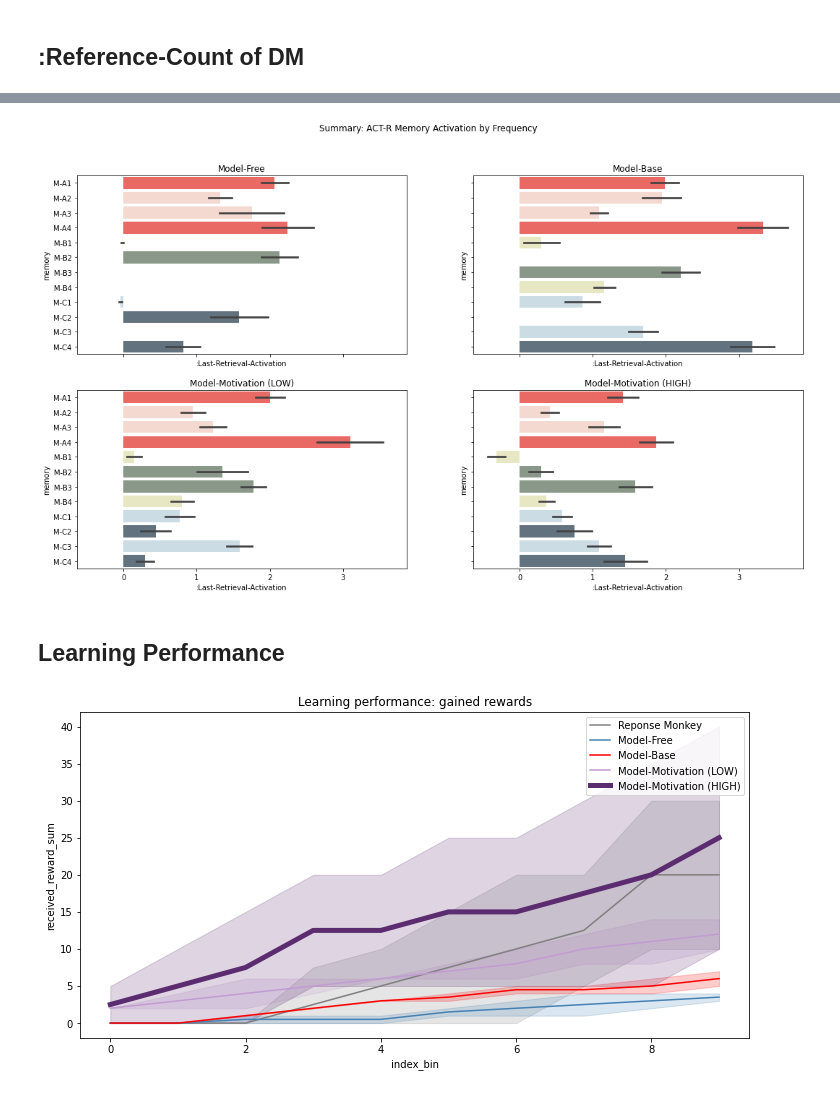
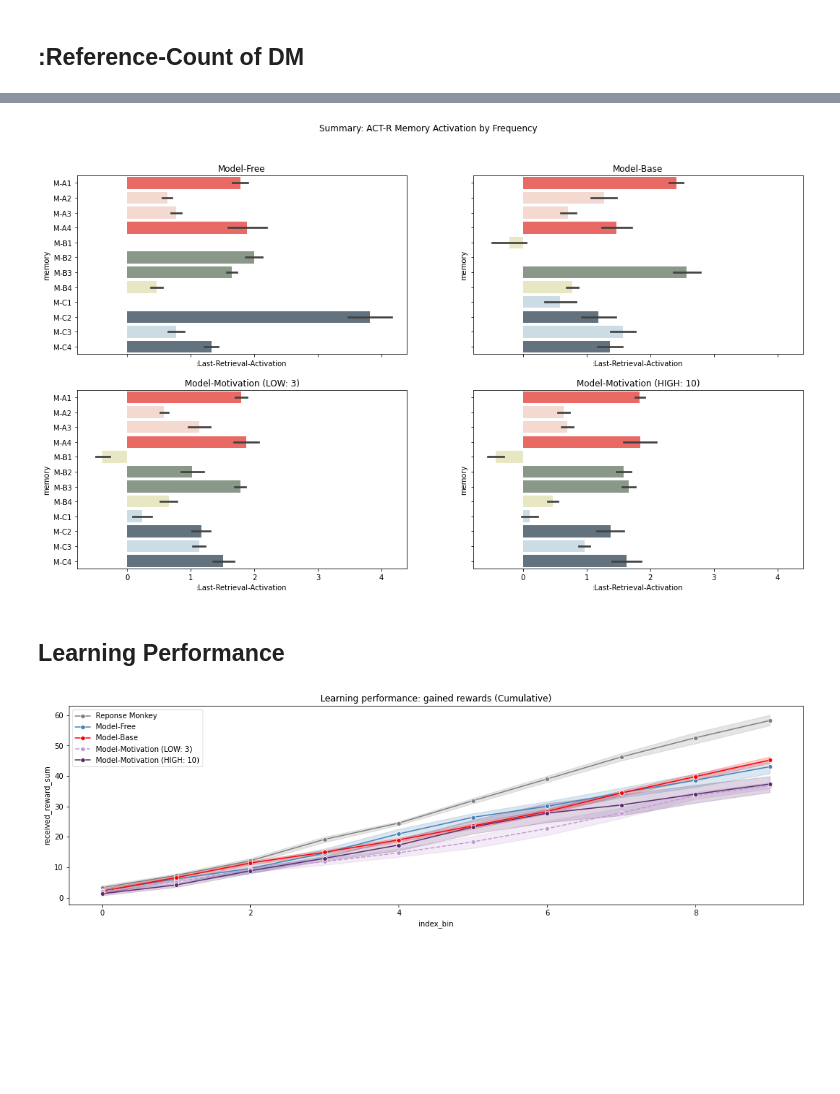
Before and after one commit to yangyuxue2333/ACTR-MarkovTask, a Jupyter notebook: analysis/compare_models.ipynb, the cells around one changed output, grey strips where cells are left out. Cells and saved outputs as stored; diff of their text form; code cells hidden in the pictures; blank space fills up the shorter version.

```diff
--- a/analysis/compare_models.ipynb
+++ b/analysis/compare_models.ipynb
@@ -133,13 +141,15 @@ def df_behavior(m):
     return df
 # %%
-task_params={'REWARD': {'B1': 1, 'B2': 1, 'C1': 1, 'C2': 1}}
-task_params1={'REWARD': {'B1': 2, 'B2': 2, 'C1': 2, 'C2': 2}}
-task_params2={'REWARD': {'B1': 5, 'B2': 5, 'C1': 5, 'C2': 5}}
+task_params={'REWARD': {'B1': 3, 'B2': 3, 'C1': 3, 'C2': 3}}
+
+r1, r2 = 3, 10
+task_params1={'REWARD': {'B1': r1, 'B2': r1, 'C1': r1, 'C2': r1}}
+task_params2={'REWARD': {'B1': r2, 'B2': r2, 'C1': r2, 'C2': r2}}
 actr_params={'seed':'[100, 0]',  'ans': 0.2, 'egs':0.2, 'lf':0.5, 'bll':0.5}
 e=2
-n=10
+n=80
 # %%
-df0, df0_state1stay = simulate_response_monkey(model='markov-left', epoch=e, n=n)
+df0, df0_state1stay = simulate_response_monkey(model='markov-monkey', epoch=e, n=n)
 df1, df1_state1stay, df1_utrace, df1_atrace = simulate_stay_probability(model="markov-model1", epoch=e, n=n, task_params=task_params, actr_params=actr_params)
 df2, df2_state1stay, df2_utrace, df2_atrace = simulate_stay_probability(model="markov-model2", epoch=e, n=n, task_params=task_params, actr_params=actr_params)
 df31, df31_state1stay, df31_utrace, df31_atrace = simulate_stay_probability(model="markov-model3", epoch=e, n=n, task_params=task_params1, actr_params=actr_params)
@@ -482,23 +492,23 @@ sns.barplot(data =df32_atrace, y='memory', x=':Last-Retrieval-Activation', alpha
 
 axes[0][0].set_title('Model-Free')
 axes[0][1].set_title('Model-Base')
-axes[1][0].set_title('Model-Motivation (LOW)')
-axes[1][1].set_title('Model-Motivation (HIGH)')
+axes[1][0].set_title('Model-Motivation (LOW: %.d)' % (df31['received_reward'].max()))
+axes[1][1].set_title('Model-Motivation (HIGH: %.d)' % (df32['received_reward'].max()))
 
 plt.show()
 # %% [output]
-[figure, old version]
+[figure, new version]
 # %% [markdown]
 ## Learning Performance
 # %%
-fig, ax = plt.subplots(1,1, figsize=(12,6))
-ax=sns.lineplot(data=df0, x='index_bin', y='received_reward_sum', label='Reponse Monkey', color='gray')
-ax=sns.lineplot(data=df1, x='index_bin', y='received_reward_sum', label='Model-Free', color='steelblue')
-ax=sns.lineplot(data=df2, x='index_bin', y='received_reward_sum', label='Model-Base', color='red')
-ax=sns.lineplot(data=df31, x='index_bin', y='received_reward_sum', label='Model-Motivation (LOW)', color='#C39BD3')
-ax=sns.lineplot(data=df32, x='index_bin', y='received_reward_sum', label='Model-Motivation (HIGH)', lw=5, color='#5B2C6F')
-plt.title('Learning performance: gained rewards')
+fig, ax = plt.subplots(1,1, figsize=(18,5))
+ax=sns.lineplot(data=df0, x='index_bin', y='received_reward_sum', label='Reponse Monkey', color='gray', marker='o')
+ax=sns.lineplot(data=df1, x='index_bin', y='received_reward_sum', label='Model-Free', color='steelblue', marker='o')
+ax=sns.lineplot(data=df2, x='index_bin', y='received_reward_sum', label='Model-Base', color='red', marker='o')
+ax=sns.lineplot(data=df31, x='index_bin', y='received_reward_sum', label='Model-Motivation (LOW: %.d)' % (df31['received_reward'].max()), color='#C39BD3', linestyle='--', marker='o')
+ax=sns.lineplot(data=df32, x='index_bin', y='received_reward_sum', label='Model-Motivation (HIGH: %.d)' % (df32['received_reward'].max()), color='#5B2C6F', marker='o')
+plt.title('Learning performance: gained rewards (Cumulative)')
 plt.show()
 # %% [output]
-[figure, old version]
+[figure, new version]
 # %%
```
Also changed, not shown: parts of 13 cells of this notebook, 1 other file.
